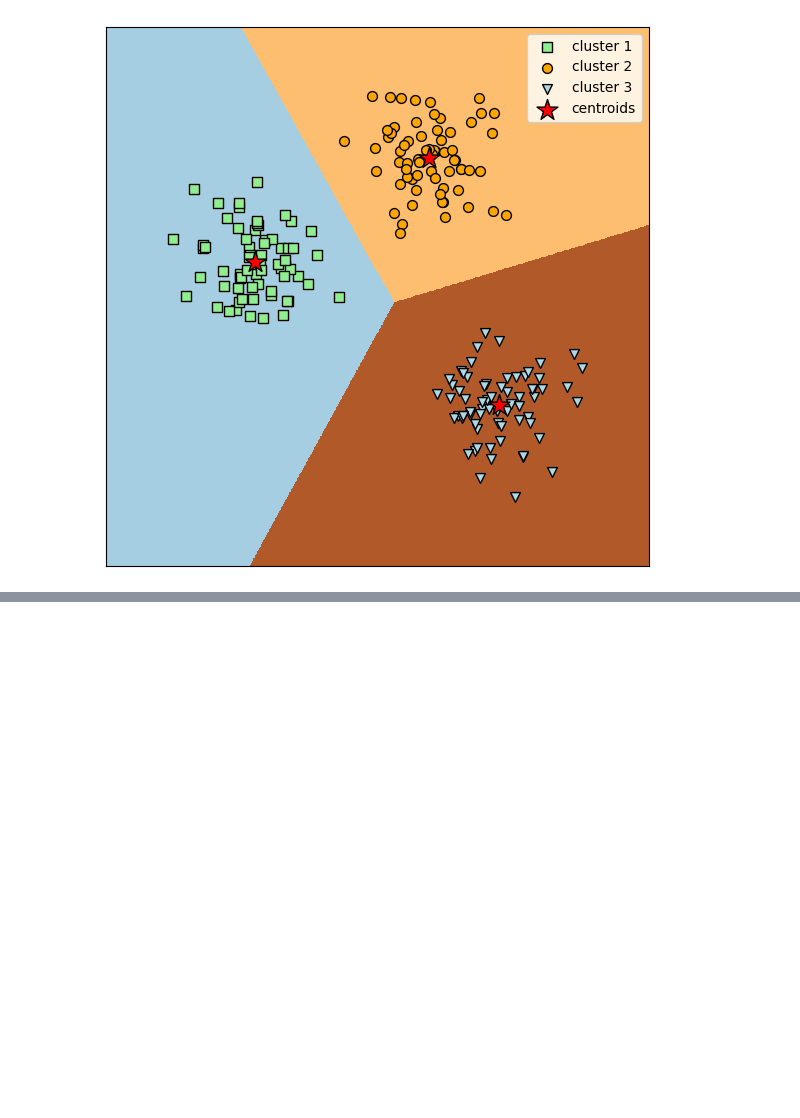
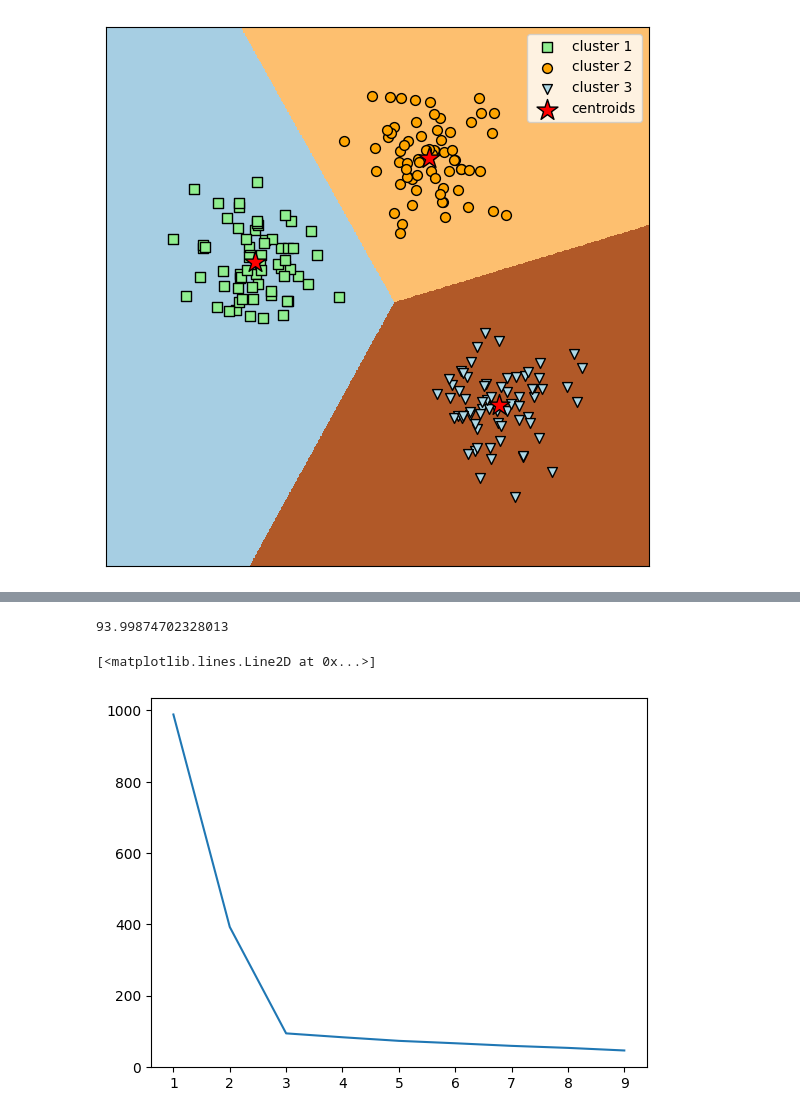
Before and after one commit to pm012/DataScience_sandbox, a Jupyter notebook: notebooks/module6/module6_1.ipynb, the cells around one changed output, grey strips where cells are left out. Saved outputs shown, nothing was run; the diff lists cells and outputs as text; code cells hidden in the pictures; blank space fills up the shorter version.

```diff
--- a/notebooks/module6/module6_1.ipynb
+++ b/notebooks/module6/module6_1.ipynb
@@ -200,0 +219,25 @@ plt.show()
+# %%
+# Distortion measure
+kmeans.inertia_
+# %% [output]
+93.99874702328013
+# %%
+# Elbow method
+inertia_values = []
+for i in range(1, 10):
+    kmeans = KMeans(
+        n_clusters=i,
+        init='random',
+        n_init=1,
+        max_iter=4,
+        tol=1e-04,
+        random_state=2
+    )
+
+    y_km = kmeans.fit_predict(X)
+    inertia_values.append(kmeans.inertia_)
+
+plt.plot(range(1,10), inertia_values)
+# %% [output]
+[<matplotlib.lines.Line2D at 0x...>]
+[figure, added]
```
Also changed, not shown: parts of 32 cells of this notebook, 1 other file.
